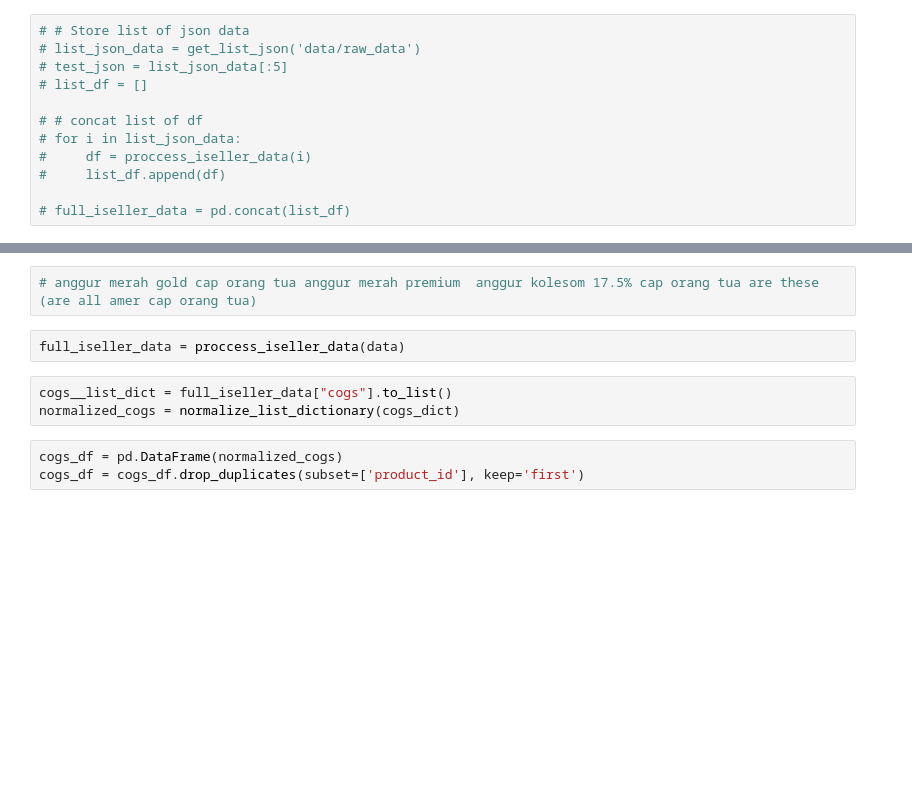
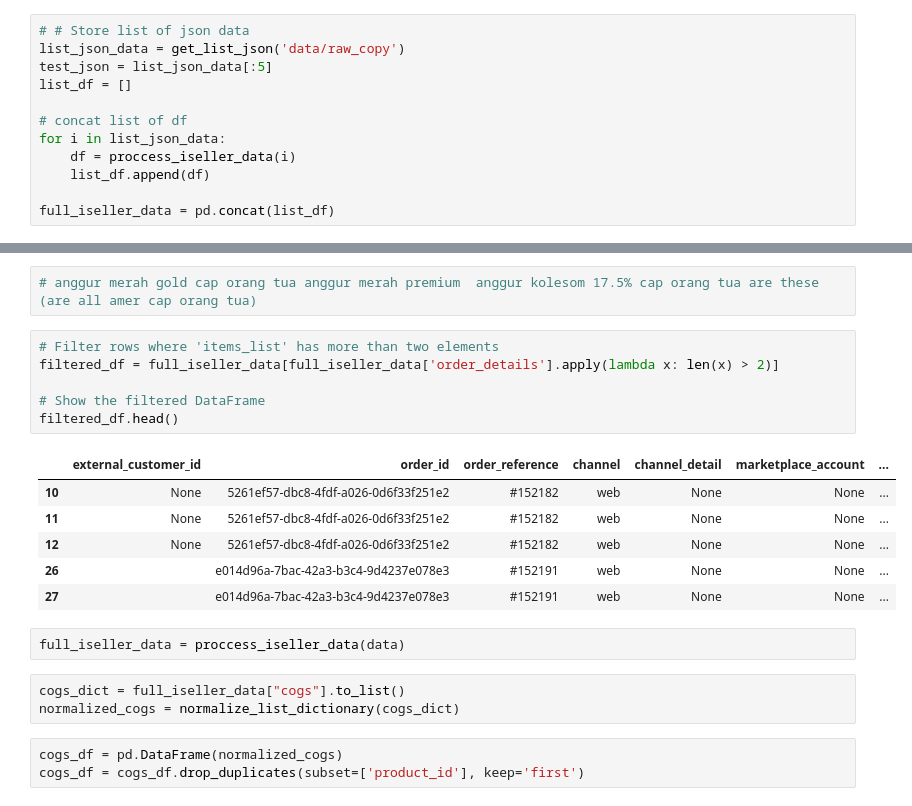
Before and after one commit to shaanbarca/iseller, a Jupyter notebook: iseller_api.ipynb, the cells around one changed output, grey strips where cells are left out. Saved outputs shown, nothing was run; the diff lists cells and outputs as text; blank space fills up the shorter version.

```diff
--- a/iseller_api.ipynb
+++ b/iseller_api.ipynb
@@ -83,16 +83,16 @@ def clean_product_name(product_name):
     return re.sub(pattern, '', str(product_name))  # Ensure product_name is converted to string
 # %%
 # # Store list of json data
-# list_json_data = get_list_json('data/raw_data')
-# test_json = list_json_data[:5]
-# list_df = []
+list_json_data = get_list_json('data/raw_copy')
+test_json = list_json_data[:5]
+list_df = []
 
-# # concat list of df
-# for i in list_json_data:
-#     df = proccess_iseller_data(i)
-#     list_df.append(df)
+# concat list of df
+for i in list_json_data:
+    df = proccess_iseller_data(i)
+    list_df.append(df)
 
-# full_iseller_data = pd.concat(list_df)
+full_iseller_data = pd.concat(list_df)
 # %%
 full_iseller_data['order_date'] = pd.to_datetime(full_iseller_data['order_date'])
 full_iseller_data['hour'] = full_iseller_data['order_date'].dt.hour
@@ -126,9 +142,22 @@ Latest Order:  2024-05-09 12:12:41
 # %%
 # anggur merah gold cap orang tua anggur merah premium	anggur kolesom 17.5% cap orang tua are these (are all amer cap orang tua)
+# %%
+# Filter rows where 'items_list' has more than two elements
+filtered_df = full_iseller_data[full_iseller_data['order_details'].apply(lambda x: len(x) > 2)]
+
+# Show the filtered DataFrame
+filtered_df.head()
+# %% [output]
+|  | external_customer_id | order_id | order_reference | channel | channel_detail | marketplace_account | ... |
+| 10 | None | 5261ef57-dbc8-4fdf-a026-0d6f33f251e2 | #152182 | web | None | None | ... |
+| 11 | None | 5261ef57-dbc8-4fdf-a026-0d6f33f251e2 | #152182 | web | None | None | ... |
+| 12 | None | 5261ef57-dbc8-4fdf-a026-0d6f33f251e2 | #152182 | web | None | None | ... |
+| 26 |  | e014d96a-7bac-42a3-b3c4-9d4237e078e3 | #152191 | web | None | None | ... |
+| 27 |  | e014d96a-7bac-42a3-b3c4-9d4237e078e3 | #152191 | web | None | None | ... |
 # %%
 full_iseller_data = proccess_iseller_data(data)
 # %%
-cogs__list_dict = full_iseller_data["cogs"].to_list()
+cogs_dict = full_iseller_data["cogs"].to_list()
 normalized_cogs = normalize_list_dictionary(cogs_dict)
 # %%
 cogs_df = pd.DataFrame(normalized_cogs)
```
Also changed, not shown: parts of 19 cells of this notebook, 28 other files.
